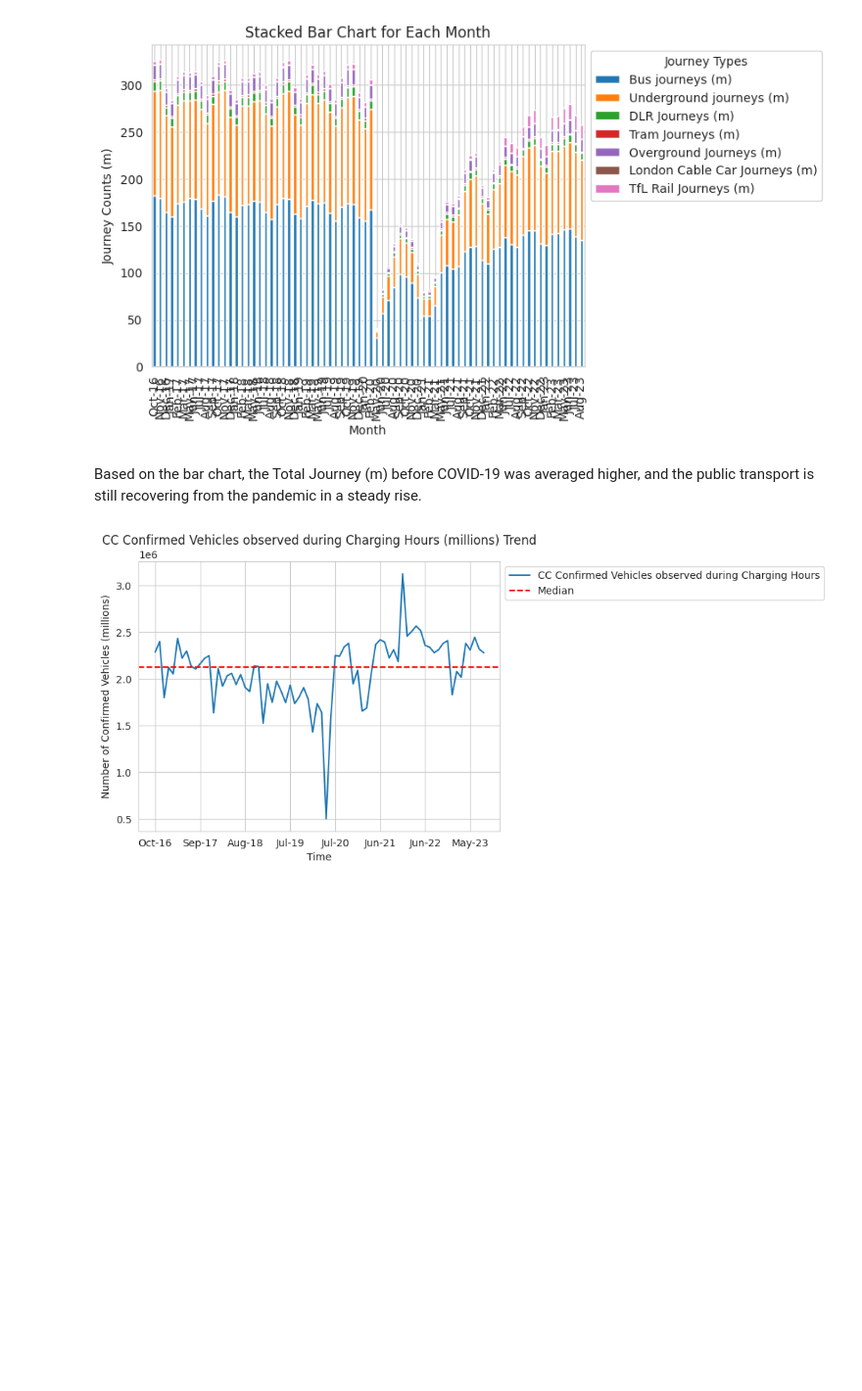
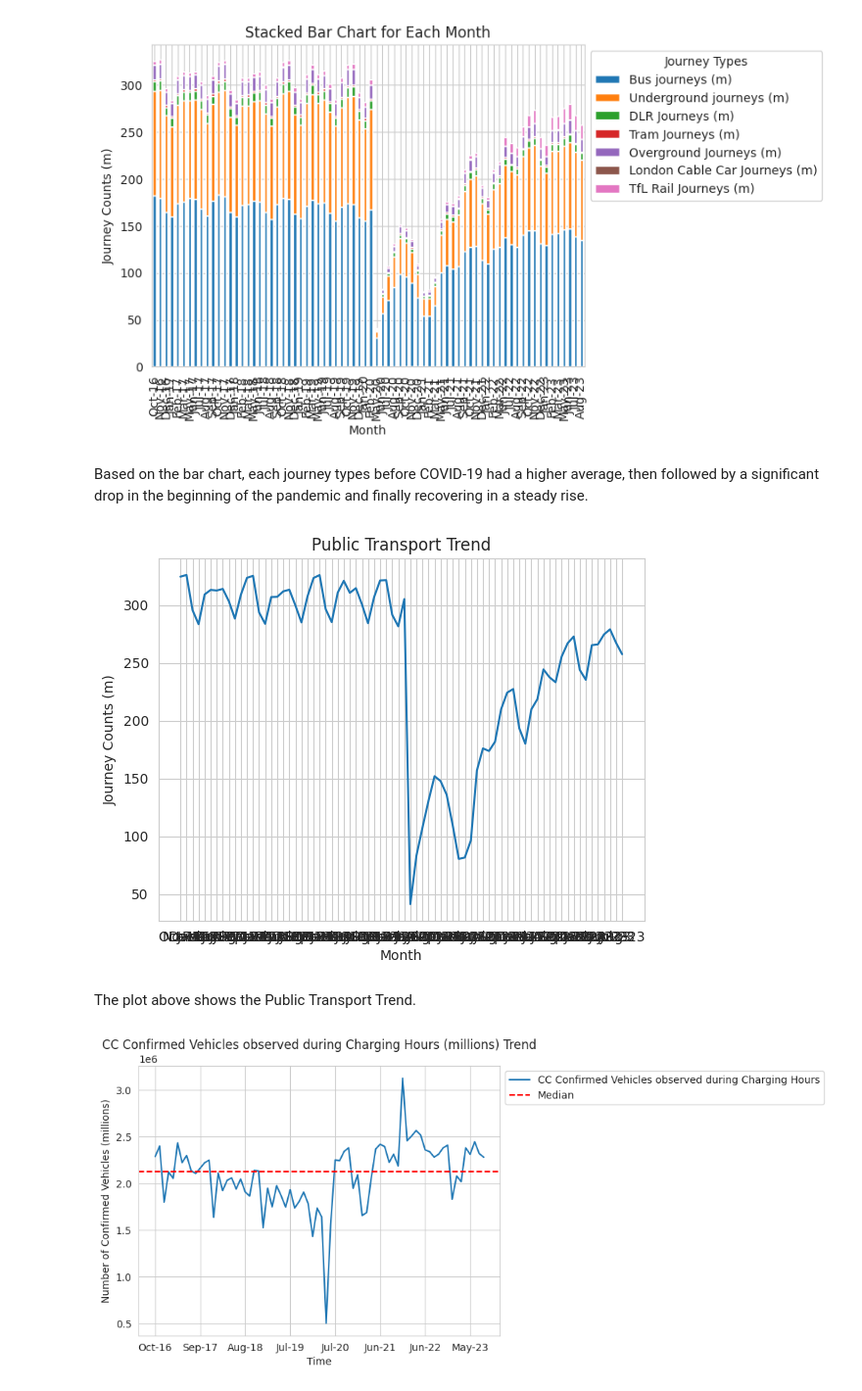
Before and after one commit to adhl-0216/MTU-Data-Analytics-Final-CA, a Jupyter notebook: London Public Transport Analysis.ipynb, the cells around one changed output. Shown at 98% size. Saved outputs shown, nothing was run; the diff lists cells and outputs as text; code cells hidden in the pictures; blank space fills up the shorter version.

```diff
--- a/London Public Transport Analysis.ipynb
+++ b/London Public Transport Analysis.ipynb
@@ -185,7 +185,21 @@ plt.show()
 # %% [output]
 [figure]
 # %% [markdown]
-Based on the bar chart, the Total Journey (m) before COVID-19 was averaged higher, and the public transport is still recovering from the pandemic in a steady rise.
+Based on the bar chart, each journey types before COVID-19 had a higher average, then followed by a significant drop in the beginning of the pandemic and finally recovering in a steady rise.
+# %%
+import matplotlib.pyplot as plt
+
+plt.plot(df.iloc[:,:-1].sum(axis=1))
+
+
+plt.title('Public Transport Trend')
+plt.xlabel('Month')
+plt.ylabel('Journey Counts (m)')
+plt.show()
+# %% [output]
+[figure, added]
+# %% [markdown]
+The plot above shows the Public Transport Trend.
 # %%
 import matplotlib.pyplot as plt
 
```
Also changed, not shown: parts of 31 cells of this notebook.
